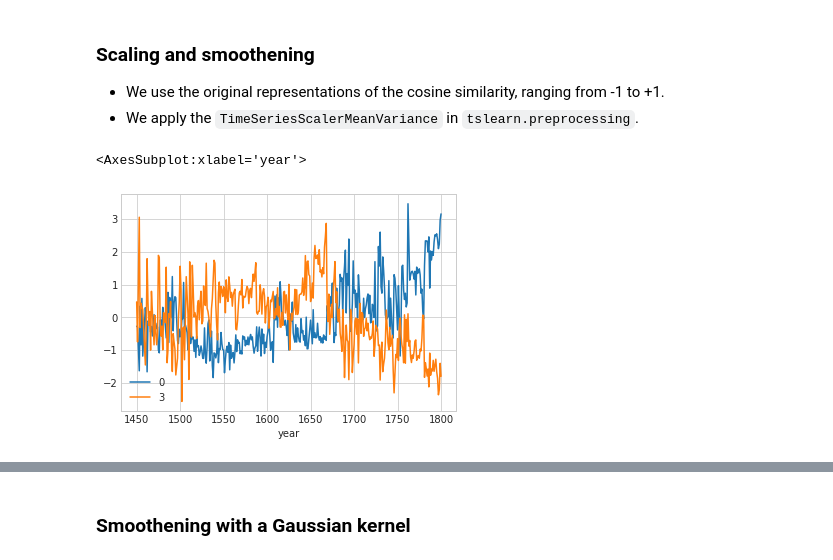
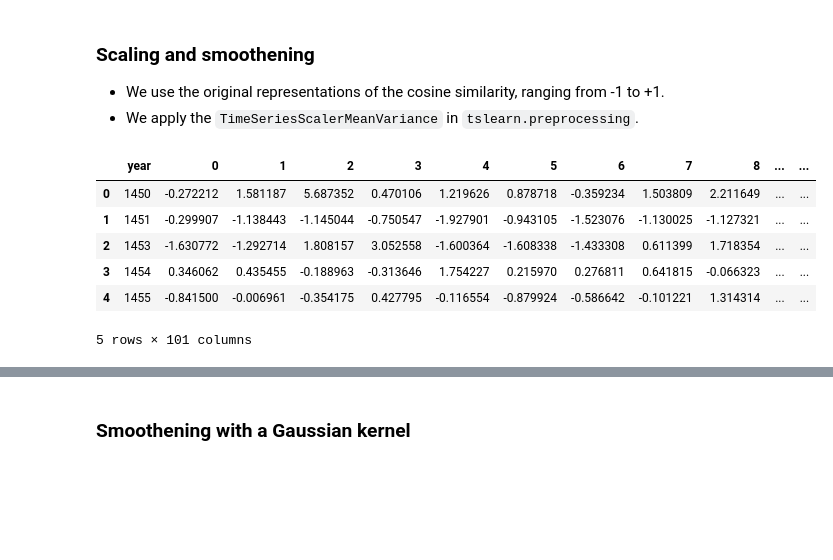
Before and after one commit to centre-for-humanities-computing/dutch-chronicles, a Jupyter notebook: notebooks/top2vec_analysis.ipynb, the cells around one changed output, grey strips where cells are left out. Drawn from its saved outputs; the diff is of its cells as text; code cells hidden in the pictures; blank space fills up the shorter version.

```diff
--- a/notebooks/top2vec_analysis.ipynb
+++ b/notebooks/top2vec_analysis.ipynb
@@ -87,8 +87,14 @@ for column in year_mean.iloc[:, 1:101]:
 
 year_mean.to_csv('/work/62138/corpus/year_mean.csv')
 year_mean_scaled.to_csv('/work/62138/corpus/year_mean_scaled.csv')
-# %%
-year_mean_scaled.plot(x='year', y=[0, 3])
-# %% [output]
-<AxesSubplot:xlabel='year'>
-[figure, removed]
+# %%
+year_mean_scaled = pd.read_csv('../../chronicling-topics/corpus/dfs_topics/year_mean_scaled.csv', index_col=0)
+year_mean_scaled.head()
+# %% [output]
+|  | year | 0 | 1 | 2 | 3 | 4 | 5 | 6 | 7 | 8 | ... | ... |
+| 0 | 1450 | -0.272212 | 1.581187 | 5.687352 | 0.470106 | 1.219626 | 0.878718 | -0.359234 | 1.503809 | 2.211649 | ... | ... |
+| 1 | 1451 | -0.299907 | -1.138443 | -1.145044 | -0.750547 | -1.927901 | -0.943105 | -1.523076 | -1.130025 | -1.127321 | ... | ... |
+| 2 | 1453 | -1.630772 | -1.292714 | 1.808157 | 3.052558 | -1.600364 | -1.608338 | -1.433308 | 0.611399 | 1.718354 | ... | ... |
+| 3 | 1454 | 0.346062 | 0.435455 | -0.188963 | -0.313646 | 1.754227 | 0.215970 | 0.276811 | 0.641815 | -0.066323 | ... | ... |
+| 4 | 1455 | -0.841500 | -0.006961 | -0.354175 | 0.427795 | -0.116554 | -0.879924 | -0.586642 | -0.101221 | 1.314314 | ... | ... |
+5 rows × 101 columns
```
Also changed, not shown: parts of 5 cells of this notebook.
